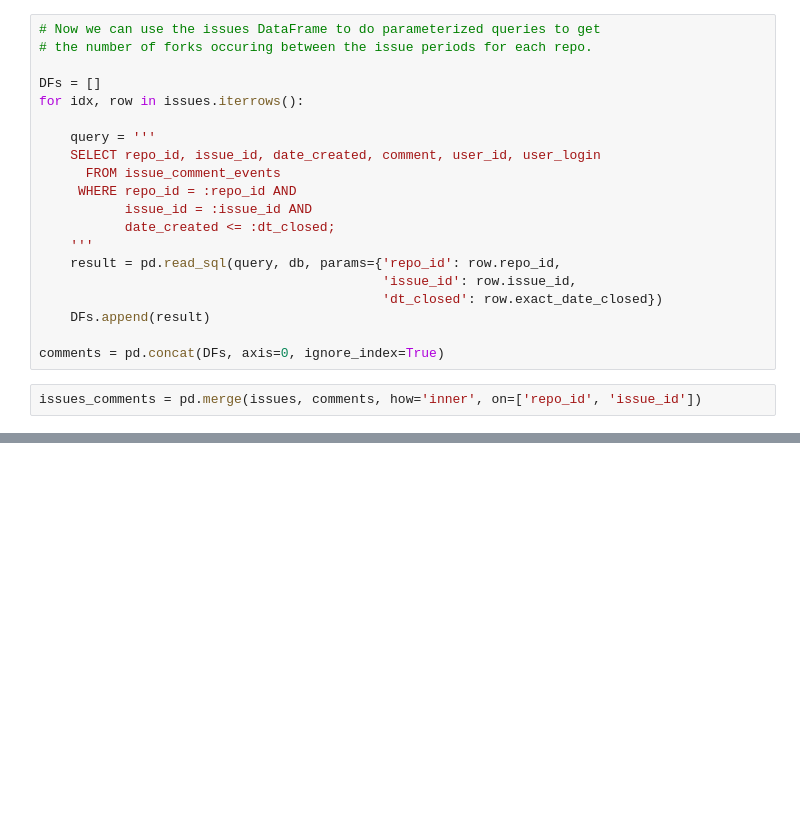
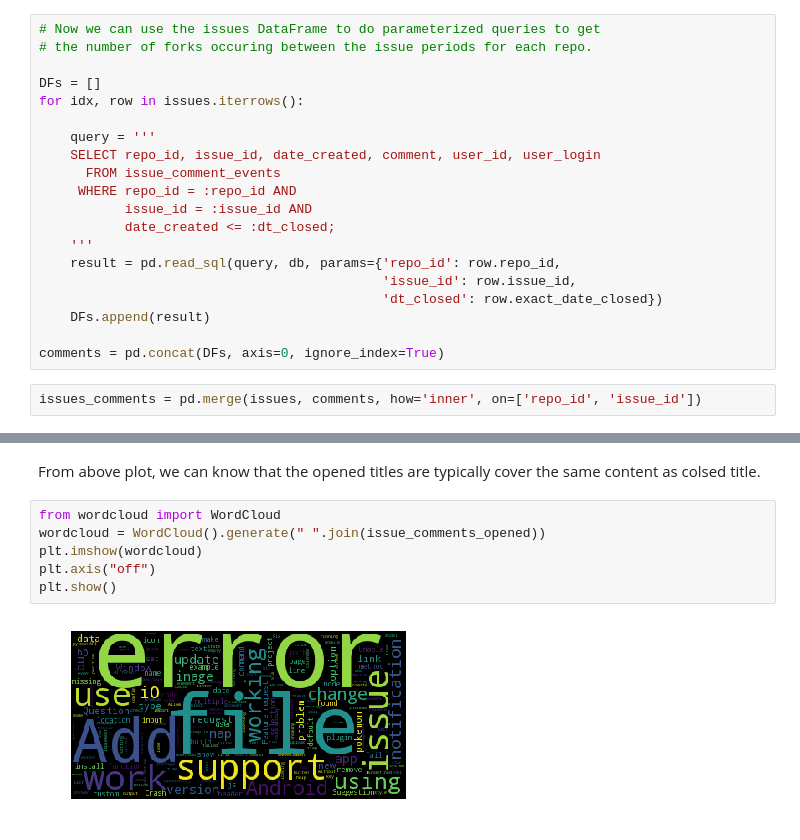
Before and after one commit to nicholas-alonzo/GitHub-Repo-Analysis, a Jupyter notebook: Event-Exploration_ql.ipynb, the cells around one changed output, grey strips where cells are left out. Saved outputs shown, nothing was run; the diff lists cells and outputs as text; blank space fills up the shorter version.

```diff
--- a/Event-Exploration_ql.ipynb
+++ b/Event-Exploration_ql.ipynb
@@ -125,0 +308,10 @@ issues_comments = pd.merge(issues, comments, how='inner', on=['repo_id', 'issue_
+# %% [markdown]
+From above plot, we can know that the opened titles are typically cover the same content as colsed title.
+# %%
+from wordcloud import WordCloud
+wordcloud = WordCloud().generate(" ".join(issue_comments_opened))
+plt.imshow(wordcloud)
+plt.axis("off")
+plt.show()
+# %% [output]
+[figure, added]
```
Also changed, not shown: parts of 17 cells of this notebook.
